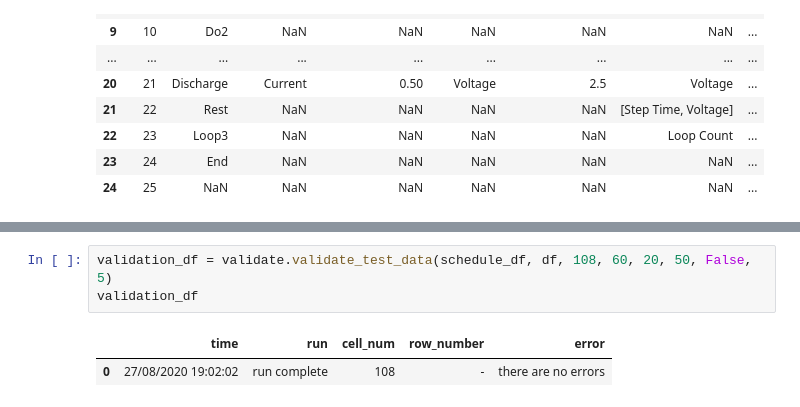
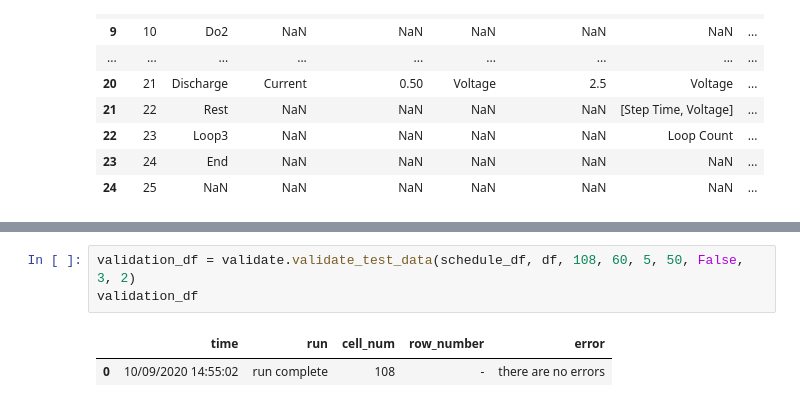
Before and after one commit to shriyachallam/maccorcyclingdata, a Jupyter notebook: example.ipynb, the cells around one changed output, grey strips where cells are left out. Saved outputs shown, nothing was run; the diff lists cells and outputs as text.

Commit message:
fixed validation code and updated documentation

```diff
--- a/example.ipynb
+++ b/example.ipynb
@@ -94,6 +100,6 @@ schedule_df
 # %%
-validation_df = validate.validate_test_data(schedule_df, df, 108, 60, 20, 50, False, 5)
+validation_df = validate.validate_test_data(schedule_df, df, 108, 60, 5, 50, False, 3, 2)
 validation_df
 # %% [output]
 |  | time | run | cell_num | row_number | error |
-| 0 | 27/08/2020 19:02:02 | run complete | 108 | - | there are no errors |
+| 0 | 10/09/2020 14:55:02 | run complete | 108 | - | there are no errors |
```
Also changed, not shown: parts of 4 cells of this notebook, 26 other files.
